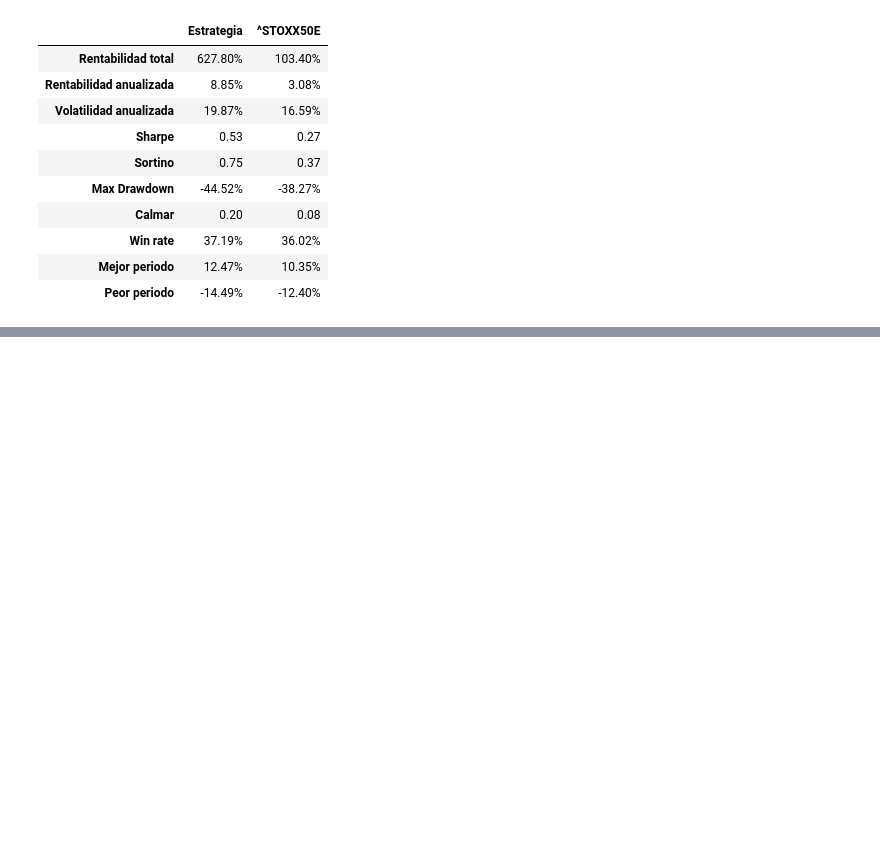
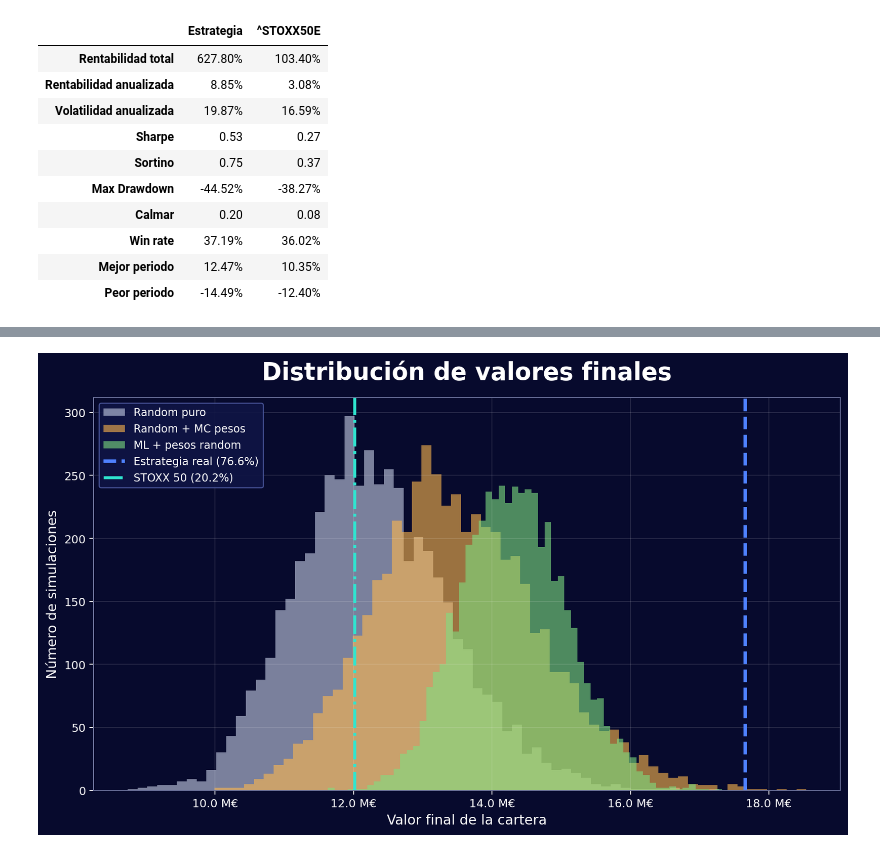
Before and after one commit to Javi-Puerta/Trabajo_gestion_cuantitativa, a Jupyter notebook: backtest_definitivo.ipynb, the cells around one changed output, grey strips where cells are left out. Cells and saved outputs as stored; diff of their text form; code cells hidden in the pictures; blank space fills up the shorter version.

```diff
--- a/backtest_definitivo.ipynb
+++ b/backtest_definitivo.ipynb
@@ -438,0 +532,89 @@ engine.print_results(bmks=["^STOXX50E"])
+# %%
+# Histograma
+fig, ax = plt.subplots(figsize=(10, 6), dpi=180)
+fig.patch.set_facecolor(fondo)
+ax.set_facecolor(fondo)
+
+ax.hist(
+    final_random,
+    bins=60,
+    alpha=0.6,
+    label="Random puro",
+    color=gris,
+)
+
+ax.hist(
+    final_mc,
+    bins=60,
+    alpha=0.6,
+    label="Random + MC pesos",
+    color=naranja,
+)
+
+ax.hist(
+    final_ml_random,
+    bins=60,
+    alpha=0.6,
+    label="ML + pesos random",
+    color=verde,
+)
+
+# Estrategia real
+rent_real = valor_final_real / nominal - 1
+ax.axvline(
+    valor_final_real,
+    color=azul,
+    linewidth=3.0,
+    linestyle="--",
+    label=f"Estrategia real ({rent_real:.1%})",
+)
+
+# Benchmark / índice
+if "benchmark" in res_random:
+    benchmark = res_random["benchmark"].reindex(idx).ffill()
+    valor_final_bmk = benchmark.iloc[-1]
+    rent_bmk = valor_final_bmk / nominal - 1
+
+    ax.axvline(
+        valor_final_bmk,
+        color=turquesa,
+        linewidth=2.6,
+        linestyle="-.",
+        label=f"STOXX 50 ({rent_bmk:.1%})",
+    )
+
+ax.set_title(
+    "Distribución de valores finales",
+    color=blanco,
+    fontsize=21,
+    fontweight="bold",
+    pad=16,
+)
+
+ax.set_xlabel("Valor final de la cartera", color=blanco, fontsize=12)
+ax.set_ylabel("Número de simulaciones", color=blanco, fontsize=12)
+ax.xaxis.set_major_formatter(FuncFormatter(formato_euros_millones))
+
+ax.grid(True, color=blanco, alpha=0.12, linewidth=0.8)
+ax.tick_params(colors=blanco, labelsize=10)
+
+for spine in ax.spines.values():
+    spine.set_color("#6D739C")
+
+leg = ax.legend(
+    loc="upper left",
+    frameon=True,
+    fontsize=9.5,
+)
+
+leg.get_frame().set_facecolor("#101545")
+leg.get_frame().set_edgecolor("#4D5AA0")
+leg.get_frame().set_alpha(0.88)
+
+for text in leg.get_texts():
+    text.set_color(blanco)
+
+plt.tight_layout()
+plt.show()
+# %% [output]
+[figure, added]
```
Also changed, not shown: parts of 13 cells of this notebook, 5 other files.
